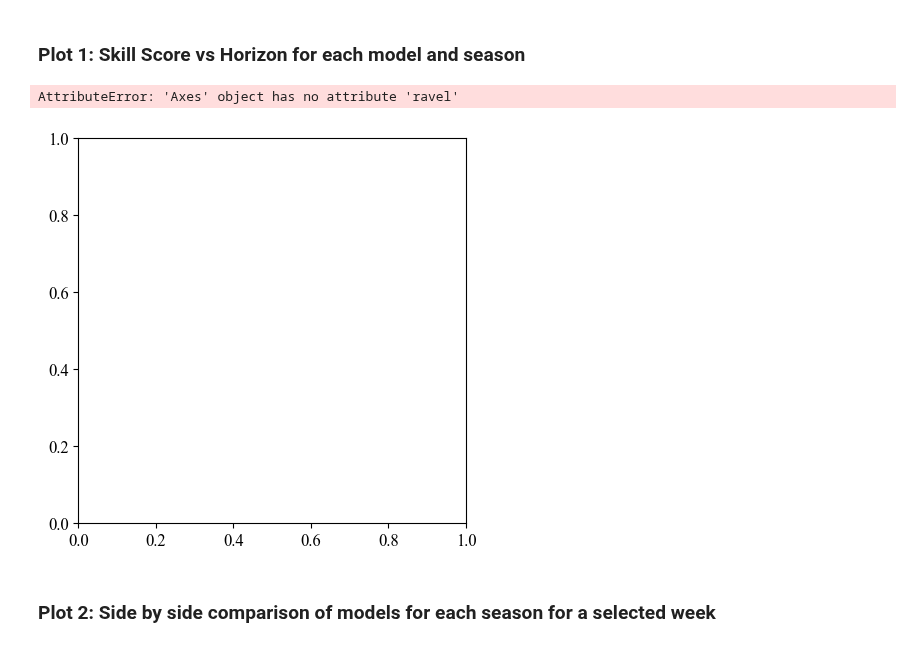
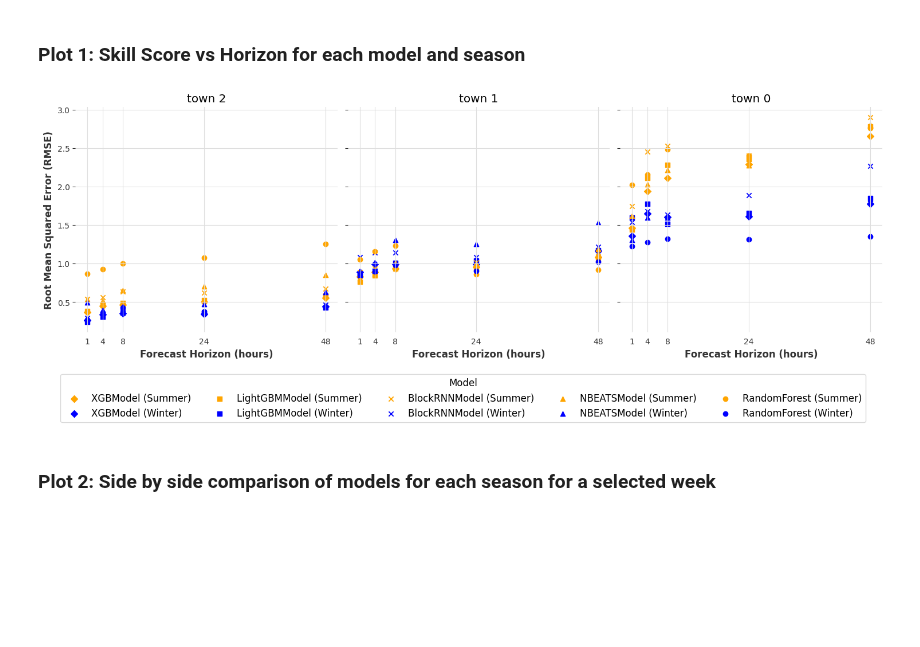
Before and after one commit to tsbyq/WattCast, a Jupyter notebook: bin/results_synthesis.ipynb, the cells around one changed output. Cells and saved outputs as stored; diff of their text form; code cells hidden in the pictures; blank space fills up the shorter version.

Commit message:
plots and tuning fixed

```diff
--- a/bin/results_synthesis.ipynb
+++ b/bin/results_synthesis.ipynb
@@ -36,3 +38,3 @@ Grabbing all metrics from all runs
 # %%
-run = wandb.init(project='Wattcast2', name='results_synthesis', resume=True)
+run = wandb.init(project='Wattcast2', name='results_synthesis', id = 'results_synthesis', resume=True)
 # %% [output]
@@ -151,18 +174,11 @@ for name, df in dfs_sorted.items():
 # %% [markdown]
 ### Plot 1: Skill Score vs Horizon for each model and season
 # %%
+# Set these:
 
-spatial_scale = 'county'
+spatial_scale = 'town'
+metric_of_interest = 'rmse'
 
-metric_of_interest = 'rmse_skill_score'
-
-metric_dict = {'mape': 'Mean Absolute Percentage Error (MAPE)',
-               'rmse': 'Root Mean Squared Error (RMSE)',
-                'mae': 'Mean Absolute Error (MAE)',
-                'smape': 'Symmetric Mean Absolute Percentage Error (SMAPE)',
-                'rmse_skill_score': 'RMSE Skill Score',
-                'r2_score': 'R2 Score',
-                }
 
 
 dfs_sorted_plot = dfs_sorted.copy()
@@ -173,19 +189,13 @@ for key in keys:
 
 
 # Define colors and shapes based on the season and model
-season2color = {'Summer': 'orange', 'Winter': 'blue'}
 color2season = {v: k for k, v in season2color.items()}
-model2shape = {
-    'RandomForest': 'o',
-    'LightGBMModel': 's',
-    'XGBModel': 'D',
-    'BlockRNNModel': 'x',
-    'NBEATSModel': '^',
-    'LinearRegressionModel': '*'
-}
+
 shape2model = {v: k for k, v in model2shape.items()}
 
 fig, axs = plt.subplots(1, len(dfs_sorted_plot), figsize=(5*(len(dfs_sorted_plot)),5), sharex=True, sharey=True)
+
+
 axs = axs.ravel()
 
 # Create a list to store the handles and labels for the legend
@@ -207,36 +217,35 @@ for i, ax in enumerate(axs):
             if label not in legend_labels:
                 legend_handles.append(scatter)
                 legend_labels.append(label)
 
     # Set the x ticks and labels
     ax.set_xticks([1, 4, 8, 24, 48])
     ax.set_xlabel('Forecast Horizon (hours)')
 
     # Set the y label
     if i == 0:
         ax.set_ylabel(f'{metric_dict[metric_of_interest]}')
 
     # Set the title for each subplot
     ax.set_title(f'{name.split("in")[-1].replace("_", " ")}')
 
     # Add grid for each subplot
     ax.grid(True)
 
     # Add a horizontal red dashed line at y = 0
     if metric_of_interest == 'rmse_skill_score':
         ax.axhline(y=0, color='red', linestyle='--')
 
 # Create a single legend for all subplots
-fig.legend(handles=legend_handles, labels=legend_labels, title='Model', loc='lower center', bbox_to_anchor=(0.5, -0.25), ncol=3)
+fig.legend(handles=legend_handles, labels=legend_labels, title='Model', loc='lower center', bbox_to_anchor=(0.5, -0.2), ncol=5, frameon=True)
 
 # Adjust the spacing between subplots
 fig.tight_layout()
 
 # Show the plot
 plt.show()
 # %% [output]
-AttributeError: 'Axes' object has no attribute 'ravel'
-[figure, old version]
+[figure, new version]
 # %%
 for format in ['png', 'pdf']:
     fig.savefig(os.path.join(os.getcwd(),'imgs','figures',f'{spatial_scale}{metric_of_interest}.{format}'), bbox_inches='tight')
```
Also changed, not shown: parts of 24 cells of this notebook, 7 other files.
